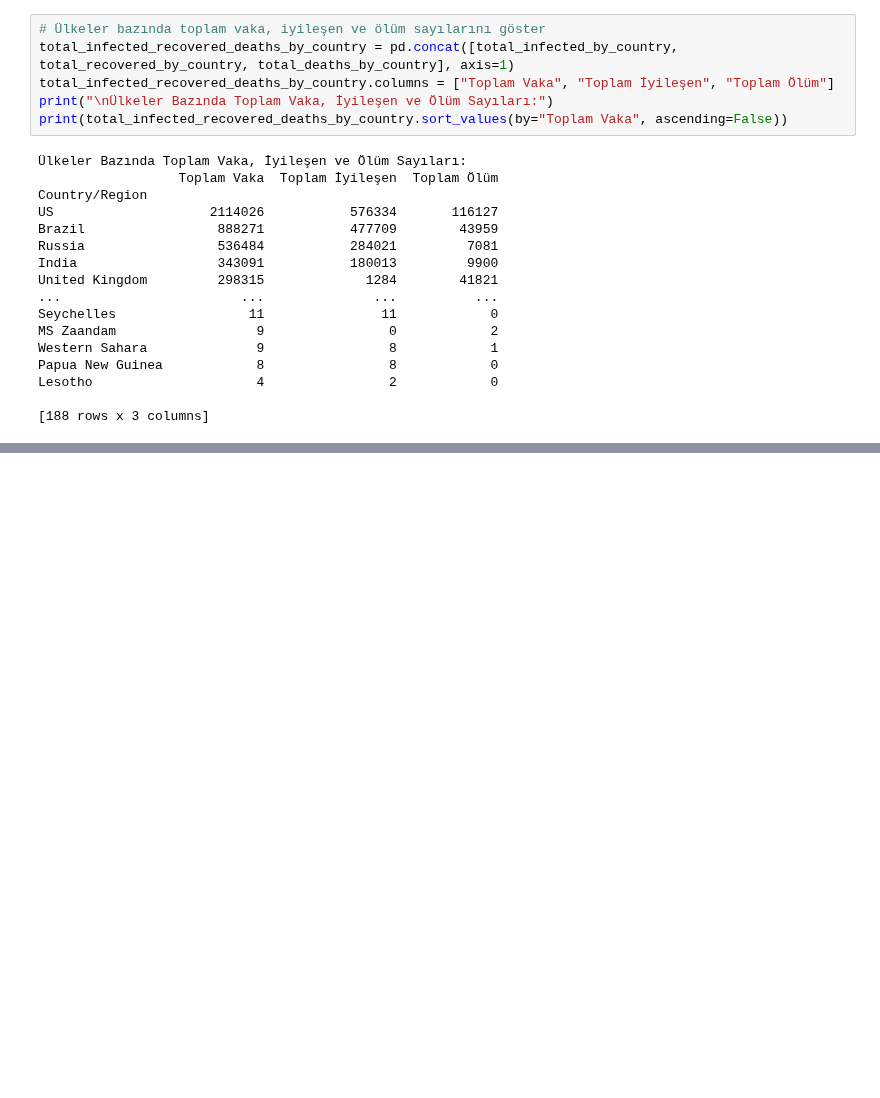
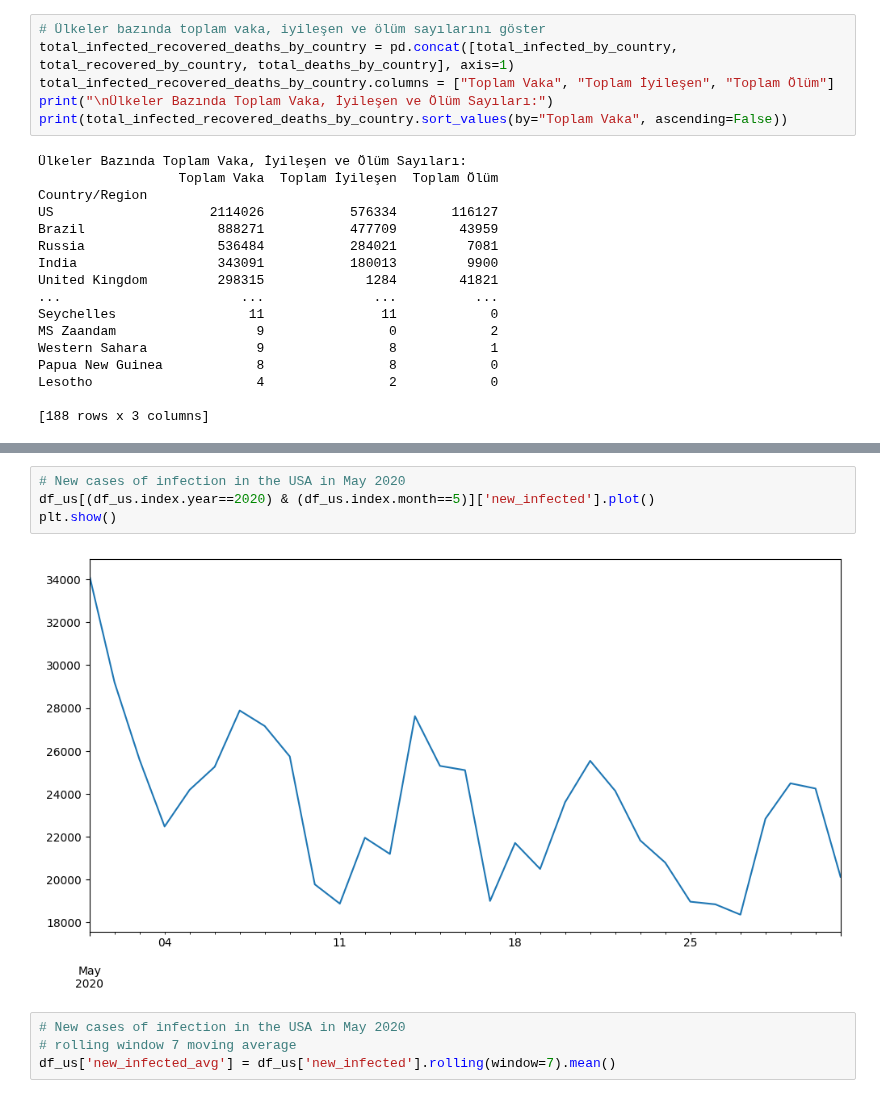
Before and after one commit to SeherKumsar/Ada-Lovelace-Veri-Bilimi-Akademisi, a Jupyter notebook: exercises/week-2-exercise.ipynb, the cells around one changed output, grey strips where cells are left out. Drawn from its saved outputs; the diff is of its cells as text; blank space fills up the shorter version.

```diff
--- a/exercises/week-2-exercise.ipynb
+++ b/exercises/week-2-exercise.ipynb
@@ -389,0 +650,10 @@ Lesotho                     4                2            0
+# %%
+# New cases of infection in the USA in May 2020
+df_us[(df_us.index.year==2020) & (df_us.index.month==5)]['new_infected'].plot()
+plt.show()
+# %% [output]
+[figure, added]
+# %%
+# New cases of infection in the USA in May 2020
+# rolling window 7 moving average
+df_us['new_infected_avg'] = df_us['new_infected'].rolling(window=7).mean()
```
Also changed, not shown: parts of 57 cells of this notebook, 8 other files.
